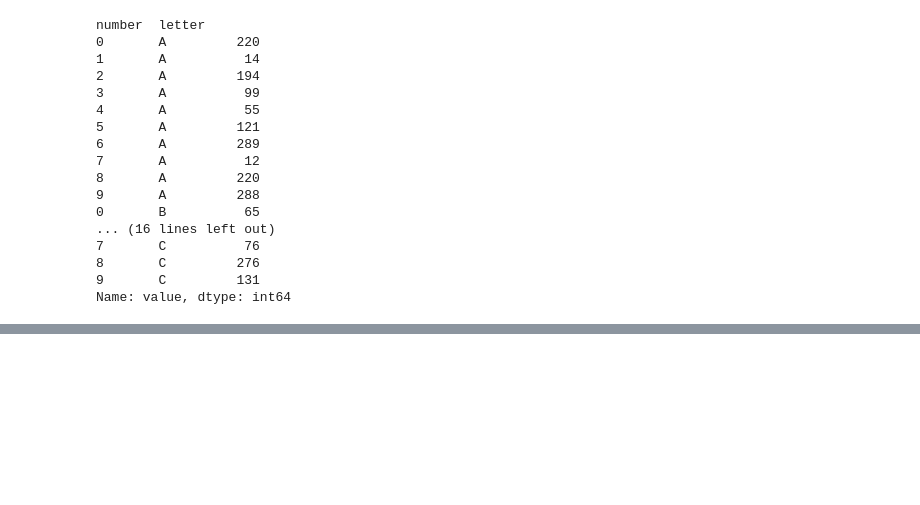
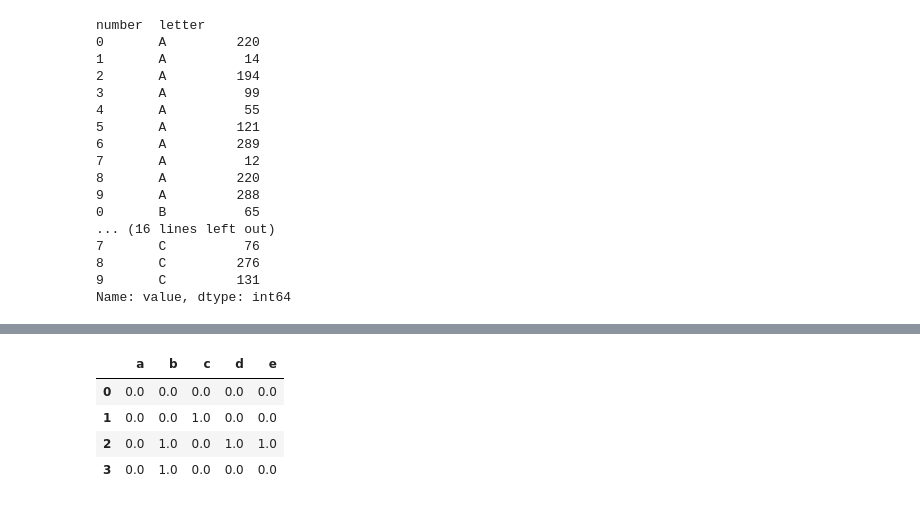
Before and after one commit to unchil/Notebook, a Jupyter notebook: Puzzles_Python.ipynb, the cells around one changed output, grey strips where cells are left out. Cells and saved outputs as stored; diff of their text form; code cells hidden in the pictures; blank space fills up the shorter version.

```diff
--- a/Puzzles_Python.ipynb
+++ b/Puzzles_Python.ipynb
@@ -1740,0 +1801,10 @@ Name: value, dtype: int64
+# %%
+up_left_df = up_df.apply(lambda x: x.shift(1) ,axis=1)
+up_left_df.fillna(0, inplace=True)
+up_left_df
+# %% [output]
+|  | a | b | c | d | e |
+| 0 | 0.0 | 0.0 | 0.0 | 0.0 | 0.0 |
+| 1 | 0.0 | 0.0 | 1.0 | 0.0 | 0.0 |
+| 2 | 0.0 | 1.0 | 0.0 | 1.0 | 1.0 |
+| 3 | 0.0 | 1.0 | 0.0 | 0.0 | 0.0 |
```
Also changed, not shown: parts of 18 cells of this notebook.
